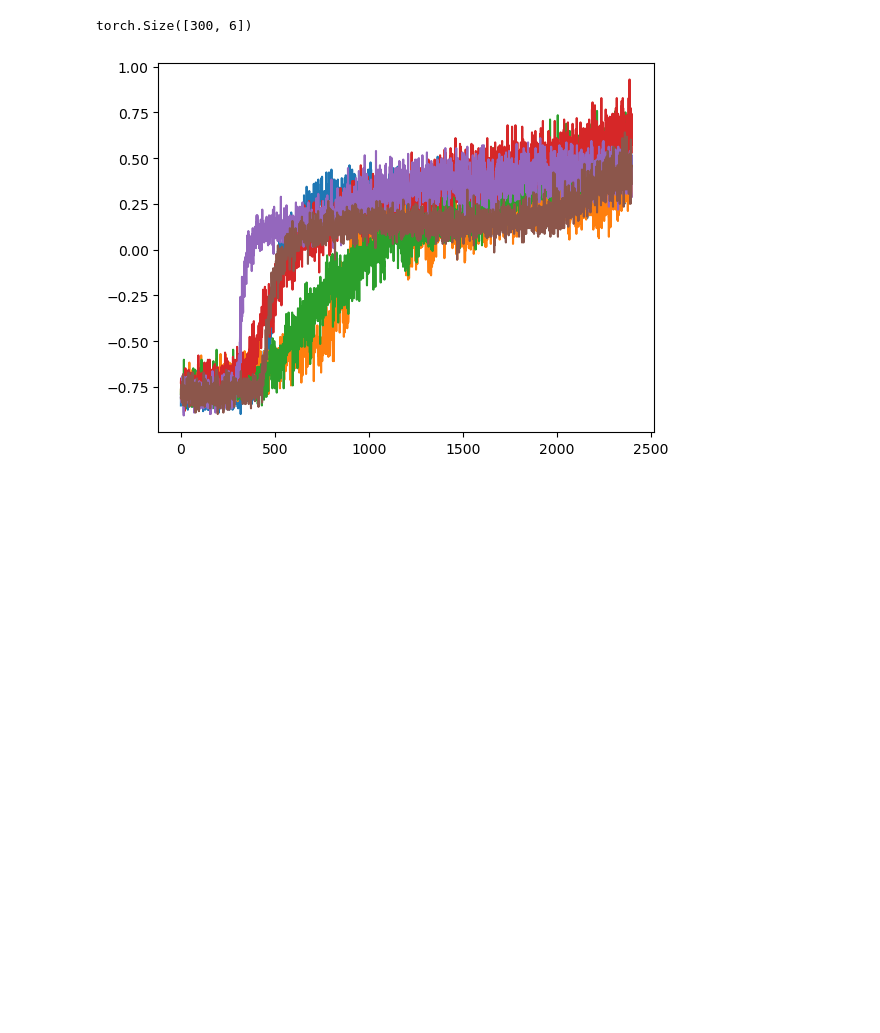
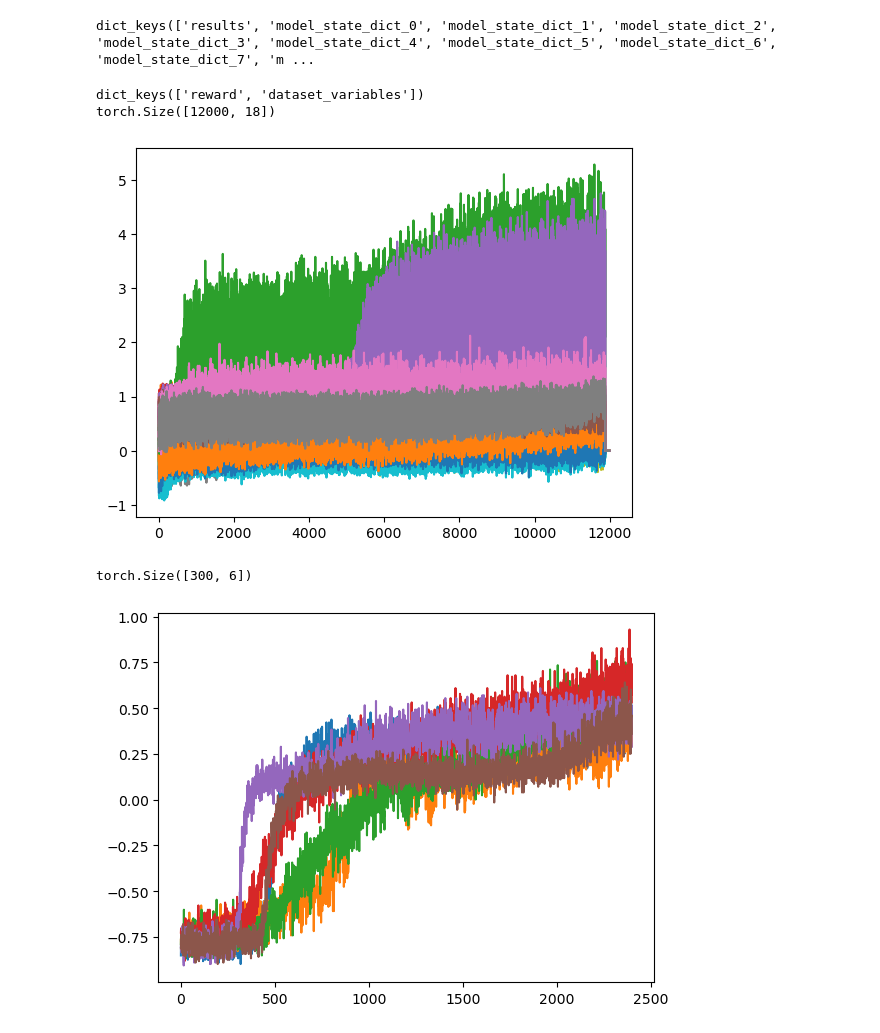
Before and after one commit to landoskape/pointersequencer, a Jupyter notebook: workspace.ipynb, the cells around one changed output. Cells and saved outputs as stored; diff of their text form; code cells hidden in the pictures; blank space fills up the shorter version.

```diff
--- a/workspace.ipynb
+++ b/workspace.ipynb
@@ -85,7 +85,7 @@ args = dict(
     task="dominoe_sequencer",
     encoder_method="transformer",
     decoder_method="transformer",
-    replicates="1",
+    replicates="3",
     lr="1e-4",
     wd="1e-6",
     reward_gamma="0.99",
@@ -94,7 +94,7 @@ args = dict(
     train_temperature_gamma="0.999",
     train_temperature_initial_value="5.0",
     train_temperature_final_value="1.0",
-    timestamp="testing",
+    timestamp="transformers",
     use_curriculum="False",
     # curriculum_epochs=["100", "100", "100"],
     train_epochs="2400",
@@ -103,12 +103,36 @@ args = dict(
 )
 exp = get_experiment(experiment, build=True, args=build_args("--nosave", "--use_timestamp", kvargs=args))
 
+from ptrseq.utils import load_checkpoint, get_checkpoint_path
+
 # Prepare objects for training
 dataset = exp.prepare_dataset()
 input_dim = dataset.get_input_dim()
 context_parameters = dataset.get_context_parameters()
 nets, optimizers, prms = exp.create_networks(input_dim, context_parameters)
-results = dataset.train_and_test(exp, nets, optimizers, target_reward=True, do_training=True, do_testing=True)
+
+ckpt_path = get_checkpoint_path(exp.get_checkpoint_path(), prefix="phase1")
+checkpoint = torch.load(ckpt_path, map_location="cpu")
+# nets, optimizers, results, num_completed = load_checkpoint(nets, optimizers, results, parameters, device, path)
+
+
+# results = dataset.train_and_test(exp, nets, optimizers, target_reward=True, do_training=True, do_testing=True)
+# %%
+checkpoint.keys()
+# %% [output]
+dict_keys(['results', 'model_state_dict_0', 'model_state_dict_1', 'model_state_dict_2', 'model_state_dict_3', 'model_state_dict_4', 'model_state_dict_5', 'model_state_dict_6', 'model_state_dict_7', 'm ...
+# %%
+results = checkpoint["results"]
+print(results.keys())
+reward = results["reward"]
+print(reward.shape)
+
+plt.plot(torch.arange(reward.size(0)), reward)
+plt.show()
+# %% [output]
+dict_keys(['reward', 'dataset_variables'])
+torch.Size([12000, 18])
+[figure, added]
 # %%
 batch = dataset.generate_batch()
 scores, choices = forward_batch([nets[5]], batch, cache=False)
```
